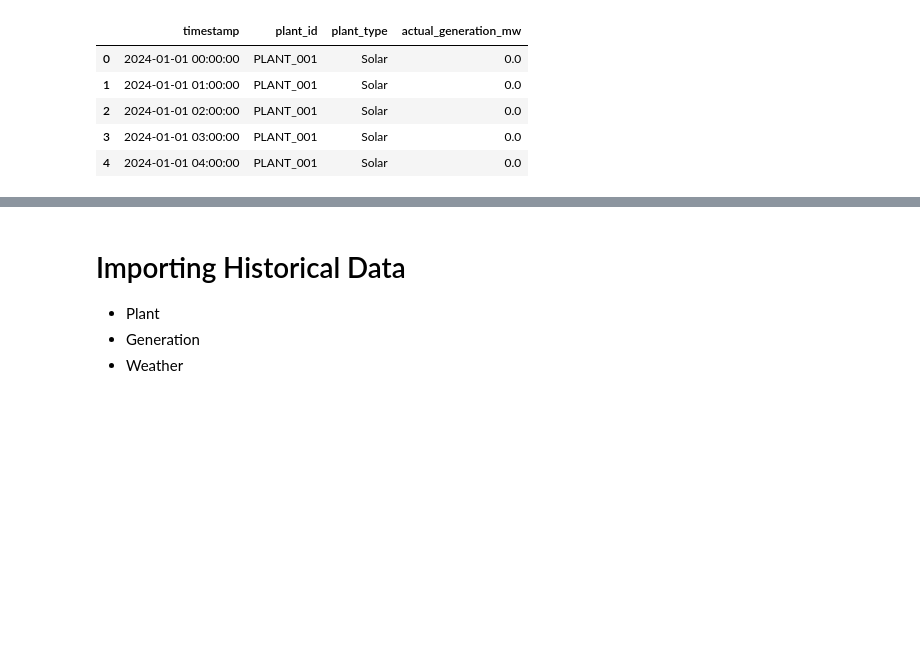
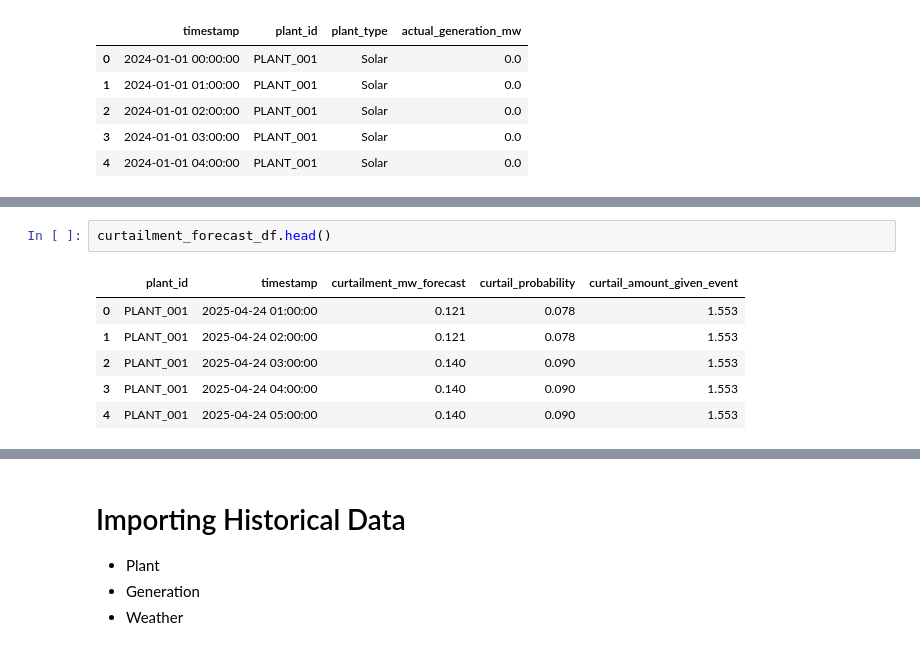
Before and after one commit to Shuchismita2000/Pravaah, a Jupyter notebook: notebook.ipynb, the cells around one changed output, grey strips where cells are left out. Saved outputs shown, nothing was run; the diff lists cells and outputs as text; blank space fills up the shorter version.

```diff
--- a/notebook.ipynb
+++ b/notebook.ipynb
@@ -102,0 +275,9 @@ forecast_df = run_univariate_fleet(
+# %%
+curtailment_forecast_df.head()
+# %% [output]
+|  | plant_id | timestamp | curtailment_mw_forecast | curtail_probability | curtail_amount_given_event |
+| 0 | PLANT_001 | 2025-04-24 01:00:00 | 0.121 | 0.078 | 1.553 |
+| 1 | PLANT_001 | 2025-04-24 02:00:00 | 0.121 | 0.078 | 1.553 |
+| 2 | PLANT_001 | 2025-04-24 03:00:00 | 0.140 | 0.090 | 1.553 |
+| 3 | PLANT_001 | 2025-04-24 04:00:00 | 0.140 | 0.090 | 1.553 |
+| 4 | PLANT_001 | 2025-04-24 05:00:00 | 0.140 | 0.090 | 1.553 |
```
Also changed, not shown: parts of 19 cells of this notebook, 3 other files.
